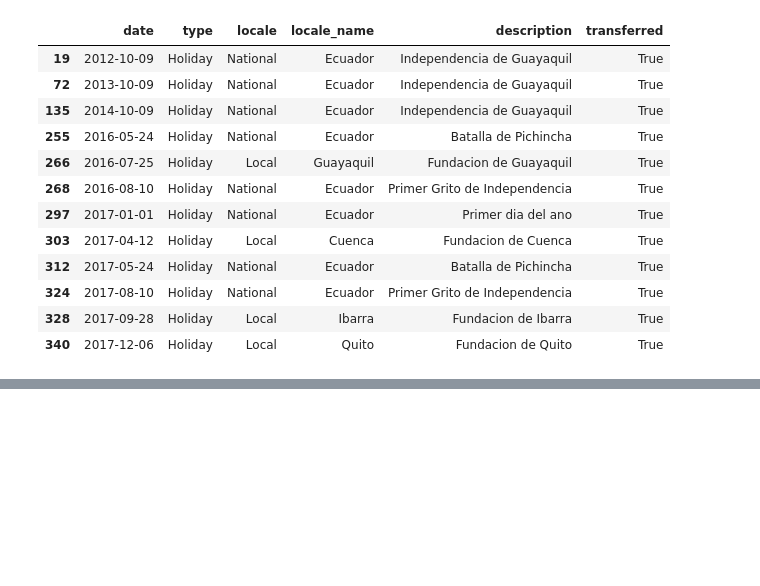
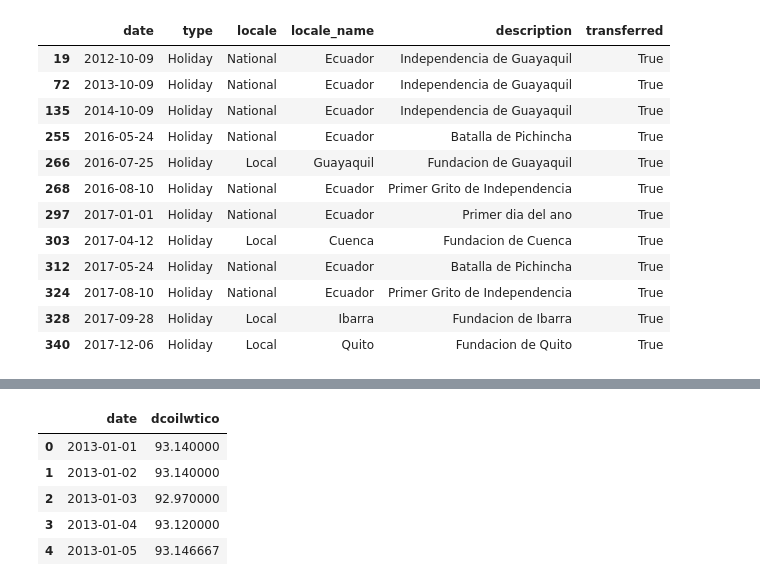
Before and after one commit to Hailey-cloud/Final-Project-Machine-Learning, a Jupyter notebook: Store_Sales_ML.ipynb, the cells around one changed output, grey strips where cells are left out. Cells and saved outputs as stored; diff of their text form; code cells hidden in the pictures; blank space fills up the shorter version.

```diff
--- a/Store_Sales_ML.ipynb
+++ b/Store_Sales_ML.ipynb
@@ -355,0 +418,19 @@ holidays_events[holidays_events['transferred']]
+# %%
+#Handle missing values of merged data by filling 'not holiday'
+columns_to_fill = ['type_holiday', 'locale_holiday', 'locale_name_holiday', 'description_holiday']
+merged_df[columns_to_fill] = merged_df[columns_to_fill].fillna('Not holiday')
+merged_df['holiday_flg_holiday'] = merged_df['holiday_flg_holiday'].fillna(0)
+# %%
+#oil price data which is dcoilwtico have some missing dates, so fill them by mean of value of previous/next date
+date_oil = merged_df[['date', 'dcoilwtico']].drop_duplicates(subset='date')
+date_oil = date_oil.sort_values('date').reset_index(drop=True)
+
+date_oil['dcoilwtico'] = date_oil['dcoilwtico'].interpolate(method='linear', limit_direction='both')
+date_oil.head()
+# %% [output]
+|  | date | dcoilwtico |
+| 0 | 2013-01-01 | 93.140000 |
+| 1 | 2013-01-02 | 93.140000 |
+| 2 | 2013-01-03 | 92.970000 |
+| 3 | 2013-01-04 | 93.120000 |
+| 4 | 2013-01-05 | 93.146667 |
```
Also changed, not shown: parts of 14 cells of this notebook.
